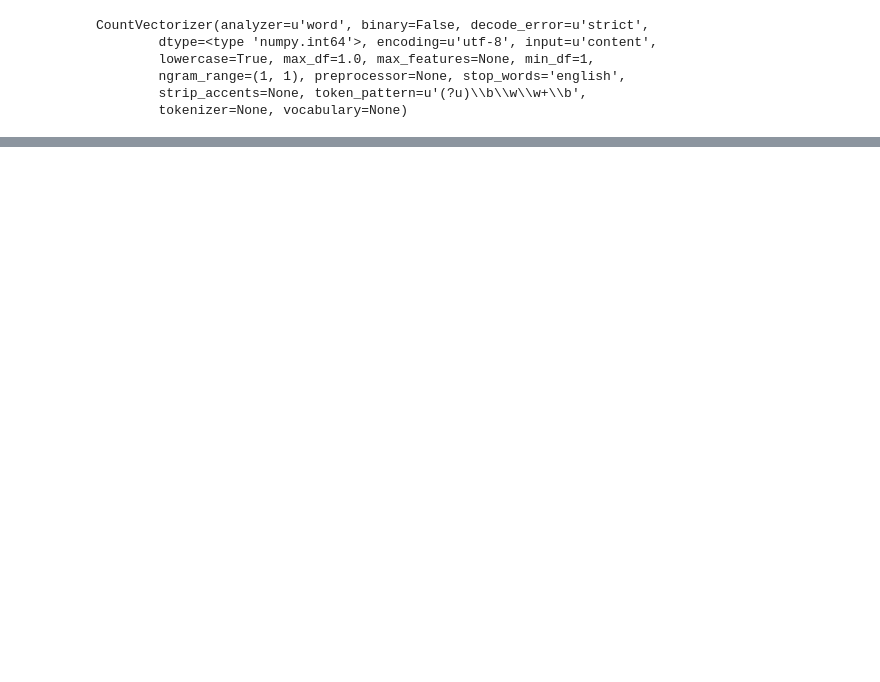
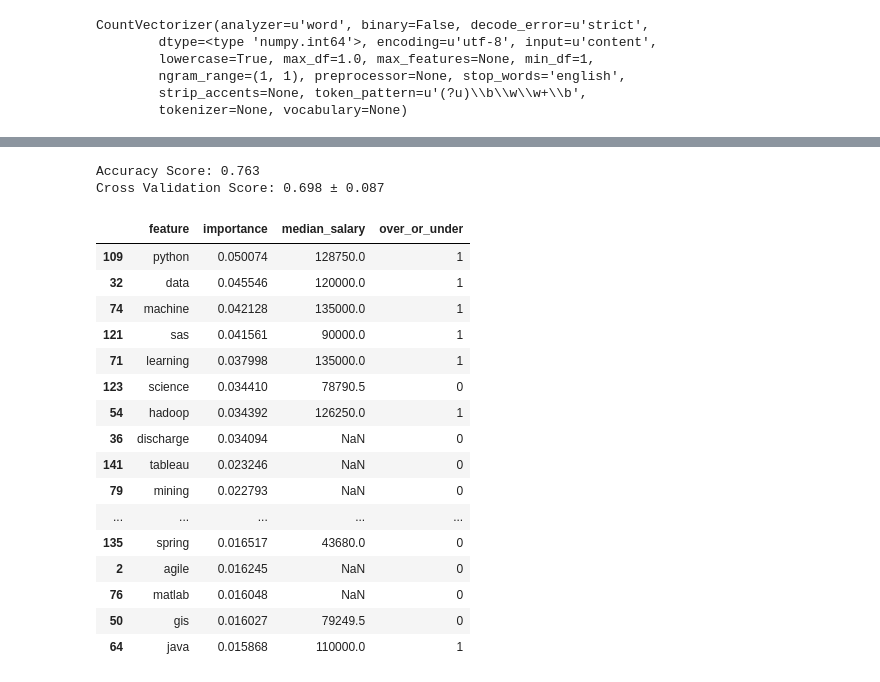
Before and after one commit to BhushanShet/BhushanShet.github.io, a Jupyter notebook: project-four/Project 4.ipynb, the cells around one changed output, grey strips where cells are left out. Cells and saved outputs as stored; diff of their text form; code cells hidden in the pictures; blank space fills up the shorter version.

```diff
--- a/project-four/Project 4.ipynb
+++ b/project-four/Project 4.ipynb
@@ -672,3 +719,5 @@ CountVectorizer(analyzer=u'word', binary=False, decode_error=u'strict',
         ngram_range=(1, 1), preprocessor=None, stop_words='english',
         strip_accents=None, token_pattern=u'(?u)\\b\\w\\w+\\b',
         tokenizer=None, vocabulary=None)
+# %%
+x_title_trans = pd.DataFrame(cv.transform(x_sk).todense(), columns=cv.get_feature_names())
@@ -674,0 +734,50 @@ CountVectorizer(analyzer=u'word', binary=False, decode_error=u'strict',
+# %%
+x_train, x_test, y_train, y_test = train_test_split(x_title_trans, y_sk, test_size=0.3, random_state=42)
+# %%
+rfc = RandomForestClassifier(200, random_state=42)
+rfc.fit(x_train, y_train)
+
+rfc_pred = rfc.predict(x_test)
+acc = accuracy_score(y_test, rfc_pred)
+print "Accuracy Score:", acc.round(3)
+
+s = cross_val_score(rfc, x_title_trans.as_matrix(), y_sk.as_matrix(), cv=10, n_jobs=-1)
+print "Cross Validation Score: {:0.3} ± {:0.3}".format(s.mean().round(3), s.std().round(3))
+# %% [output]
+Accuracy Score: 0.763
+Cross Validation Score: 0.698 ± 0.087
+# %%
+feature_importances = pd.DataFrame(rfc.feature_importances_,
+                                   index = x_title_trans.columns).reset_index()
+feature_importances.columns = ['feature', 'importance']
+
+feature_medians = []
+
+for i in x_title_trans.columns:
+    feature_medians.append(np.median(skillset[skillset.title.str.lower().str.contains(i)].annsal))
+
+
+
+feature_importances['median_salary'] = feature_medians
+
+feature_importances['over_or_under'] = [1 if i > nsf.annsal.median() else 0 for i in feature_importances.median_salary]
+
+feature_importances.sort_values('importance', ascending=False).head(20)
+# %% [output]
+|  | feature | importance | median_salary | over_or_under |
+| 109 | python | 0.050074 | 128750.0 | 1 |
+| 32 | data | 0.045546 | 120000.0 | 1 |
+| 74 | machine | 0.042128 | 135000.0 | 1 |
+| 121 | sas | 0.041561 | 90000.0 | 1 |
+| 71 | learning | 0.037998 | 135000.0 | 1 |
+| 123 | science | 0.034410 | 78790.5 | 0 |
+| 54 | hadoop | 0.034392 | 126250.0 | 1 |
+| 36 | discharge | 0.034094 | NaN | 0 |
+| 141 | tableau | 0.023246 | NaN | 0 |
+| 79 | mining | 0.022793 | NaN | 0 |
+| ... | ... | ... | ... | ... |
+| 135 | spring | 0.016517 | 43680.0 | 0 |
+| 2 | agile | 0.016245 | NaN | 0 |
+| 76 | matlab | 0.016048 | NaN | 0 |
+| 50 | gis | 0.016027 | 79249.5 | 0 |
+| 64 | java | 0.015868 | 110000.0 | 1 |
```
Also changed, not shown: parts of 19 cells of this notebook.
